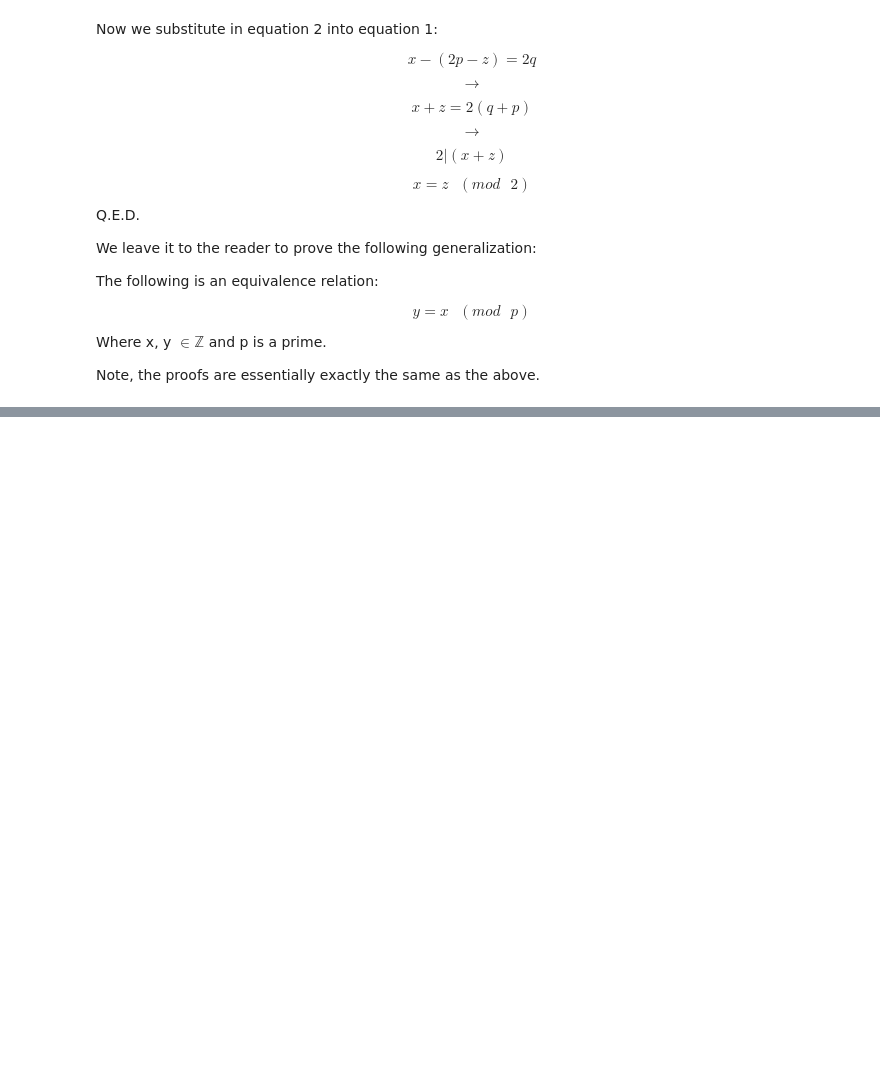
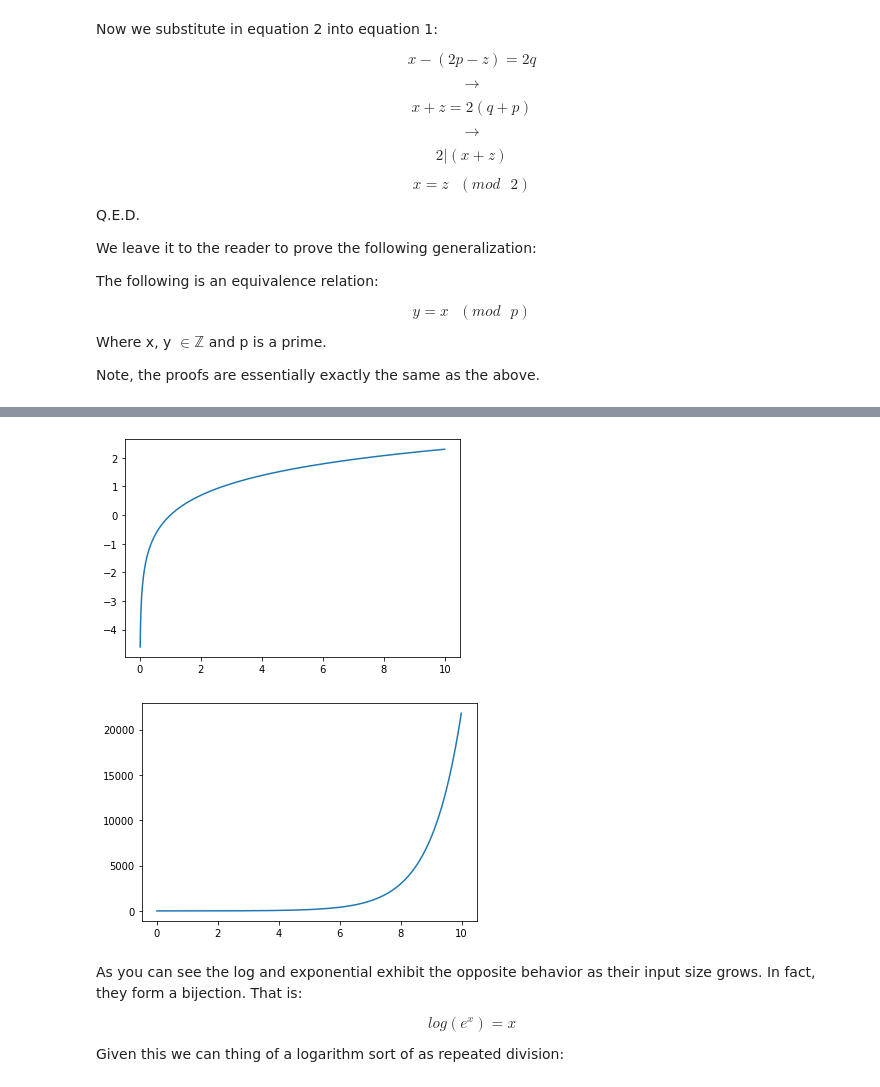
Before and after one commit to EricSchles/algorithms_book, a Jupyter notebook: Types_and_Induction.ipynb, the cells around one changed output, grey strips where cells are left out. Saved outputs shown, nothing was run; the diff lists cells and outputs as text; code cells hidden in the pictures; blank space fills up the shorter version.

```diff
--- a/Types_and_Induction.ipynb
+++ b/Types_and_Induction.ipynb
@@ -662,0 +804,22 @@ Combinations, permutations
+# %%
+import matplotlib.pyplot as plt
+import math
+import numpy as np
+
+domain = np.arange(0.01, 10, 0.01)
+logs = [math.log(x) for x in np.arange(0.01, 10, 0.01)]
+exps = [math.exp(x) for x in np.arange(0.01, 10, 0.01)]
+
+plt.plot(domain, logs)
+plt.show()
+plt.plot(domain, exps)
+plt.show()
+# %% [output]
+[figure, added]
+[figure, added]
+# %% [markdown]
+As you can see the log and exponential exhibit the opposite behavior as their input size grows.  In fact, they form a bijection.  That is:
+
+$$ log(e^{x}) = x $$
+
+Given this we can thing of a logarithm sort of as repeated division:
```
Also changed, not shown: parts of 6 cells of this notebook.
